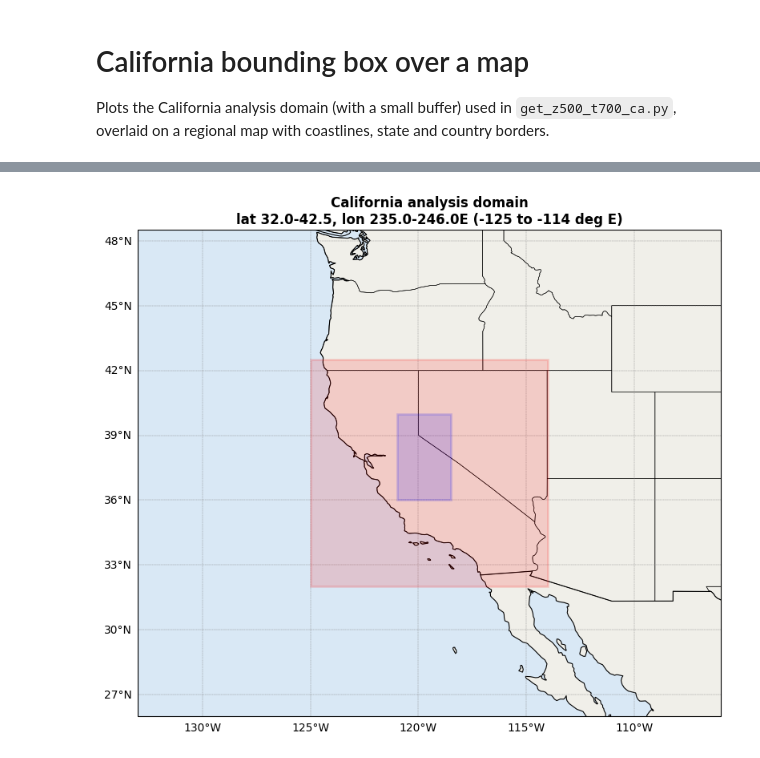
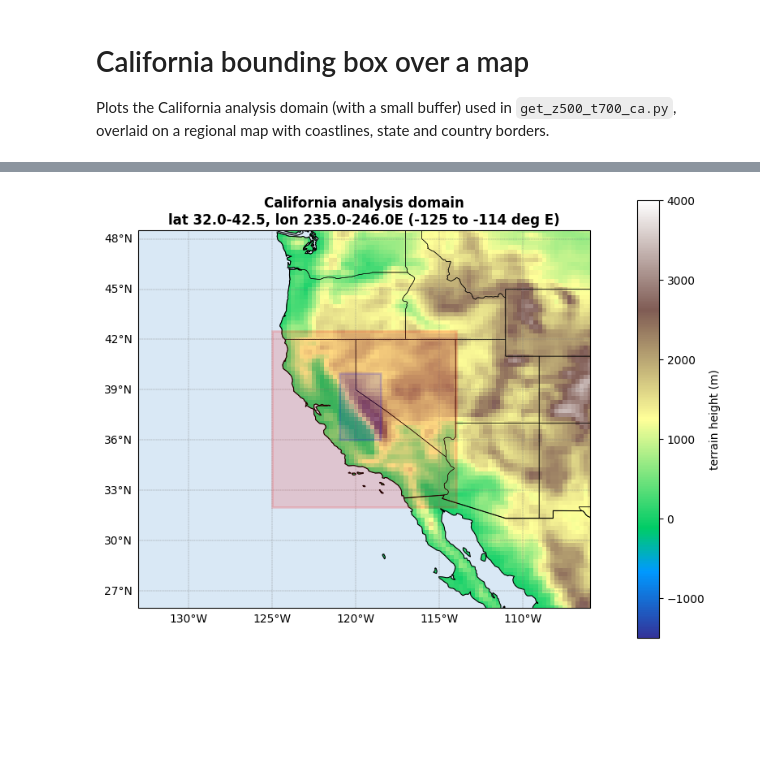
Before and after one commit to ming80302/AR_CA_PROJ, a Jupyter notebook: plot_ca_box_map.ipynb, the cells around one changed output, grey strips where cells are left out. Drawn from its saved outputs; the diff is of its cells as text; code cells hidden in the pictures; blank space fills up the shorter version.

```diff
--- a/plot_ca_box_map.ipynb
+++ b/plot_ca_box_map.ipynb
@@ -18,44 +21,68 @@ LON_W, LON_E = 235.0, 246.0   # -125.0 to -114.0 deg E
 # Sierra Nevada bounding box, longitudes in 0-360
 SIERRA_LAT_S, SIERRA_LAT_N = 36.0, 40.0
 SIERRA_LON_W, SIERRA_LON_E = 239.0, 241.5
+# %%
+# terrain height from the ERA5 invariant surface geopotential (same archive
+# used in get_z500_t700_ca.py), converted to elevation in meters
+G = 9.80665  # m/s^2
+
+flnm_invariant = (
+    '/glade/campaign/collections/rda/data/d633000/e5.oper.invariant/197901/'
+    'e5.oper.invariant.128_129_z.ll025sc.1979010100_1979010100.nc'
+)
+
+MAP_LON_W, MAP_LON_E = LON_W - 8.0, LON_E + 8.0
+MAP_LAT_S, MAP_LAT_N = LAT_S - 6.0, LAT_N + 6.0
+
+with xr.open_dataset(flnm_invariant) as ds:
+    elevation = (ds['Z'].isel(time=0) / G).sel(
+        latitude=slice(MAP_LAT_N, MAP_LAT_S),
+        longitude=slice(MAP_LON_W, MAP_LON_E),
+    ).load()
+elevation = elevation.clip(min=0)
+elevation.attrs['units'] = 'm'
 # %%
-# regional map extent, with some margin around the box
-MAP_LON_W, MAP_LON_E = LON_W - 8.0, LON_E + 8.0
-MAP_LAT_S, MAP_LAT_N = LAT_S - 6.0, LAT_N + 6.0
-
 fig = plt.figure(figsize=(8, 8))
 ax = plt.axes(projection=ccrs.PlateCarree())
 ax.set_extent([MAP_LON_W, MAP_LON_E, MAP_LAT_S, MAP_LAT_N], crs=ccrs.PlateCarree())
 
-ax.add_feature(cfeature.LAND, facecolor='#f0efe9')
-ax.add_feature(cfeature.OCEAN, facecolor='#d9e8f5')
-ax.coastlines(resolution='50m', linewidth=0.8)
-ax.add_feature(cfeature.BORDERS, linewidth=0.8)
-ax.add_feature(cfeature.STATES, linewidth=0.4, edgecolor='black')
+# terrain height background (ERA5 invariant surface geopotential)
+terrain = ax.pcolormesh(
+    elevation['longitude'], elevation['latitude'], elevation,
+    cmap='terrain', vmin=-1500, vmax=4000,
+    shading='auto', transform=ccrs.PlateCarree(), zorder=0,
+)
+cbar = plt.colorbar(terrain, ax=ax, orientation='vertical', shrink=0.7, pad=0.08)
+cbar.set_label('terrain height (m)')
+
+ax.add_feature(cfeature.OCEAN, facecolor='#d9e8f5', zorder=1)
+ax.coastlines(resolution='50m', linewidth=0.8, zorder=2)
+ax.add_feature(cfeature.BORDERS, linewidth=0.8, zorder=2)
+ax.add_feature(cfeature.STATES, linewidth=0.4, edgecolor='black', zorder=2)
 
 box = mpatches.Rectangle(
     (LON_W, LAT_S), LON_E - LON_W, LAT_N - LAT_S,
     linewidth=2, edgecolor='red', facecolor='red', alpha=0.15,
     transform=ccrs.PlateCarree(), zorder=3,
 )
 ax.add_patch(box)
 
 sierra_box = mpatches.Rectangle(
     (SIERRA_LON_W, SIERRA_LAT_S), SIERRA_LON_E - SIERRA_LON_W, SIERRA_LAT_N - SIERRA_LAT_S,
     linewidth=2, edgecolor='blue', facecolor='blue', alpha=0.15,
     transform=ccrs.PlateCarree(), zorder=4,
 )
 ax.add_patch(sierra_box)
 
 gl = ax.gridlines(draw_labels=True, linewidth=0.3, linestyle='--', color='gray')
 gl.top_labels = False
 gl.right_labels = False
 
 ax.set_title('California analysis domain\n'
              f'lat {LAT_S}-{LAT_N}, lon {LON_W}-{LON_E}E ({LON_W-360:.0f} to {LON_E-360:.0f} deg E)',
              fontsize=12, fontweight='bold')
 
 plt.tight_layout()
 plt.show()
 # %% [output]
-[figure, old version]
+[figure, new version]
```
Also changed, not shown: parts of 1 cell of this notebook.
